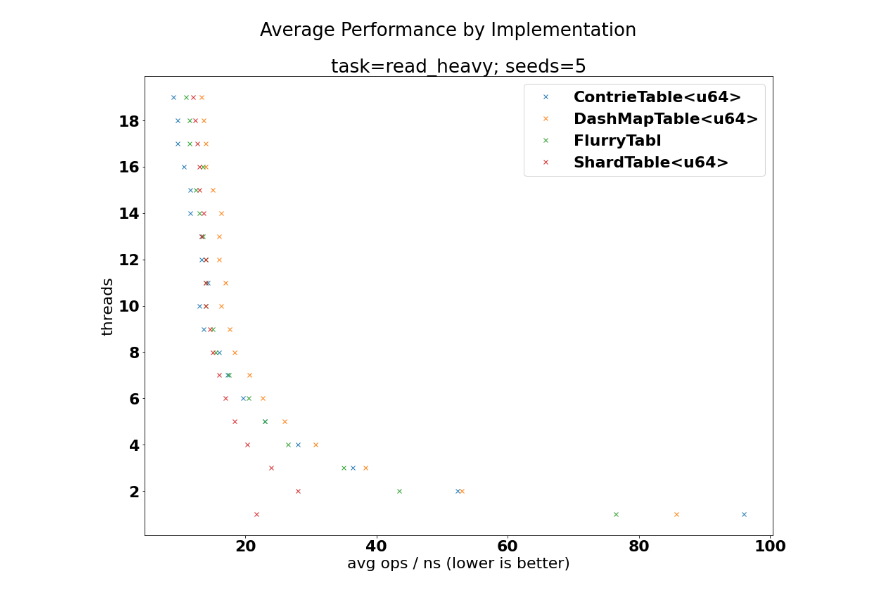
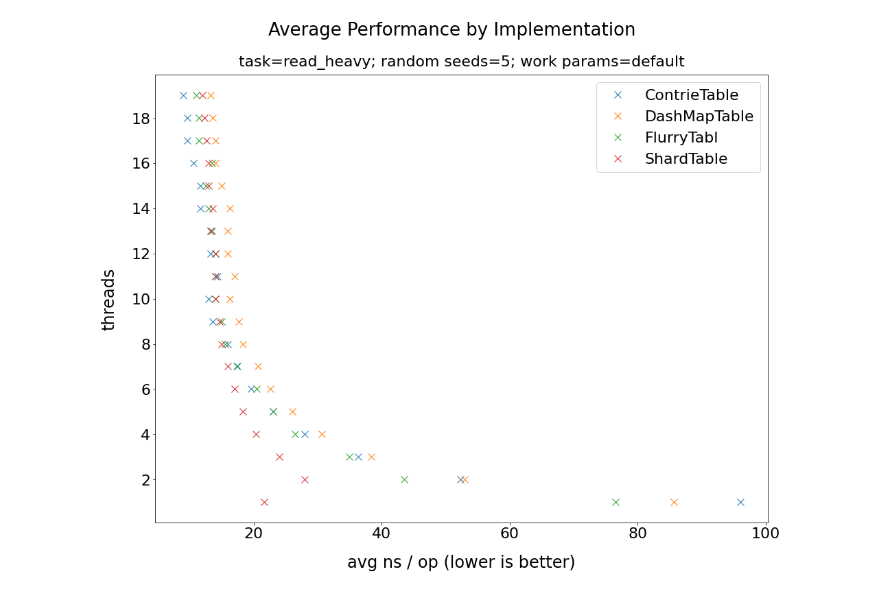
Before and after one commit to nkconnor/sharded, a Jupyter notebook: benchmarks/Summary.ipynb, the cells around one changed output. Cells and saved outputs as stored; diff of their text form; code cells hidden in the pictures.

Commit message:
Bump font size on images

```diff
--- a/benchmarks/Summary.ipynb
+++ b/benchmarks/Summary.ipynb
@@ -74,7 +74,7 @@ import matplotlib
 
 
 font = {'family' : 'normal',
-        'weight' : 'bold',
+        'weight' : 'normal',
         'size'   : 22}
 
 matplotlib.rc('font', **font)
@@ -85,36 +85,37 @@ df = df[df['impl'] != 'main::adapters::CHashMapTable<u64>']
 df = df[df['impl'] != 'main::adapters::MutexStdTable<u64>']
 
 title_set = False
 
 for task, task_df in df.groupby('task'):
     for label, group in task_df.groupby('impl'):
         see = group[['threads', 'avg']]
         see = see.groupby('threads').mean().reset_index()
         see.plot(
             x="avg",
             y="threads",
             ax=ax,
             label=label.strip("main::adapters::").strip("<u64>"),
     #        title=f"Average Performance ({task})",
-            style='x' # '.--'
+            style='x', # '.--'
+            ms=10
         )
 
     yticks = list(filter(lambda x: x % 2 == 0, list(df["threads"].unique())))
 
     title_string = f"Average Performance by Implementation"
-    subtitle_string = f"task={task}; seeds={5}"
+    subtitle_string = f"task={task}; random seeds={5}; work params=default"
 
     if not title_set:
         plt.suptitle(title_string, y=0.97, fontsize=26)
         title_set = True
 
-    plt.title(subtitle_string) #, fontsize=10)
+    plt.title(subtitle_string, y=1.01, fontsize=22) #, fontsize=10)
 
     ax.set_yticks(yticks)
-    ax.set_ylabel("threads")
-    ax.set_xlabel("avg ops / ns (lower is better)")
+    ax.set_ylabel("threads", fontsize=24, labelpad=20)
+    ax.set_xlabel("avg ns / op (lower is better)", fontsize=24, labelpad=20)
     plt.legend()
     plt.savefig(f"avg_performance_{task}.png")
     plt.show()
 # %% [output]
-[figure, old version]
+[figure, new version]
```
Also changed, not shown: 1 other file.
